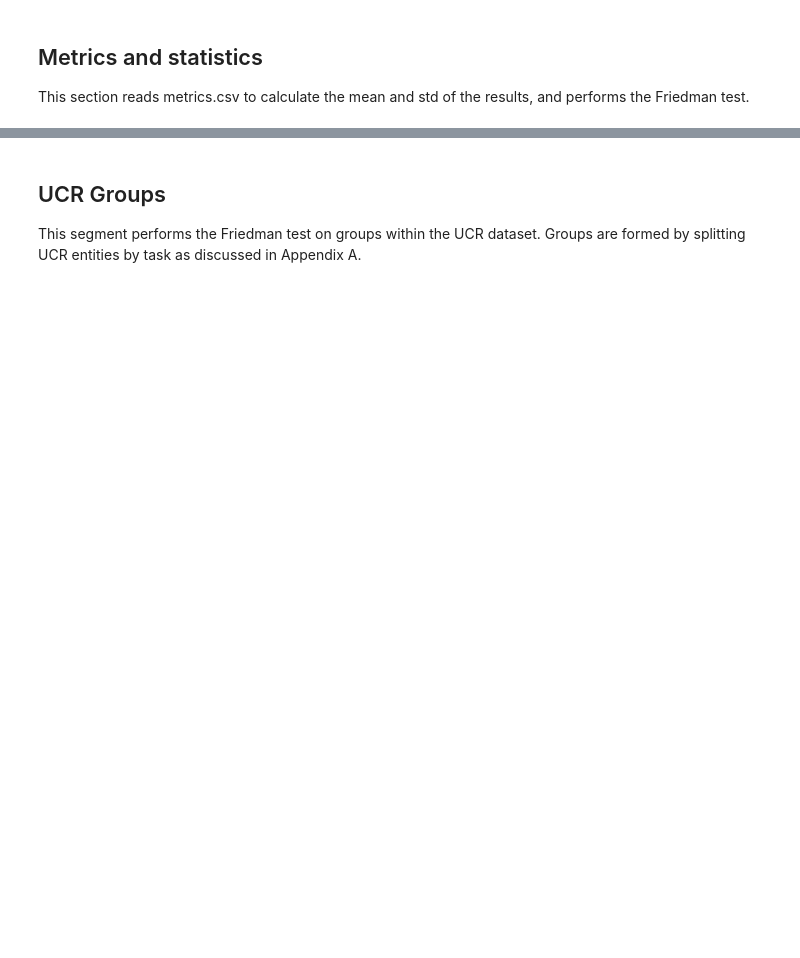
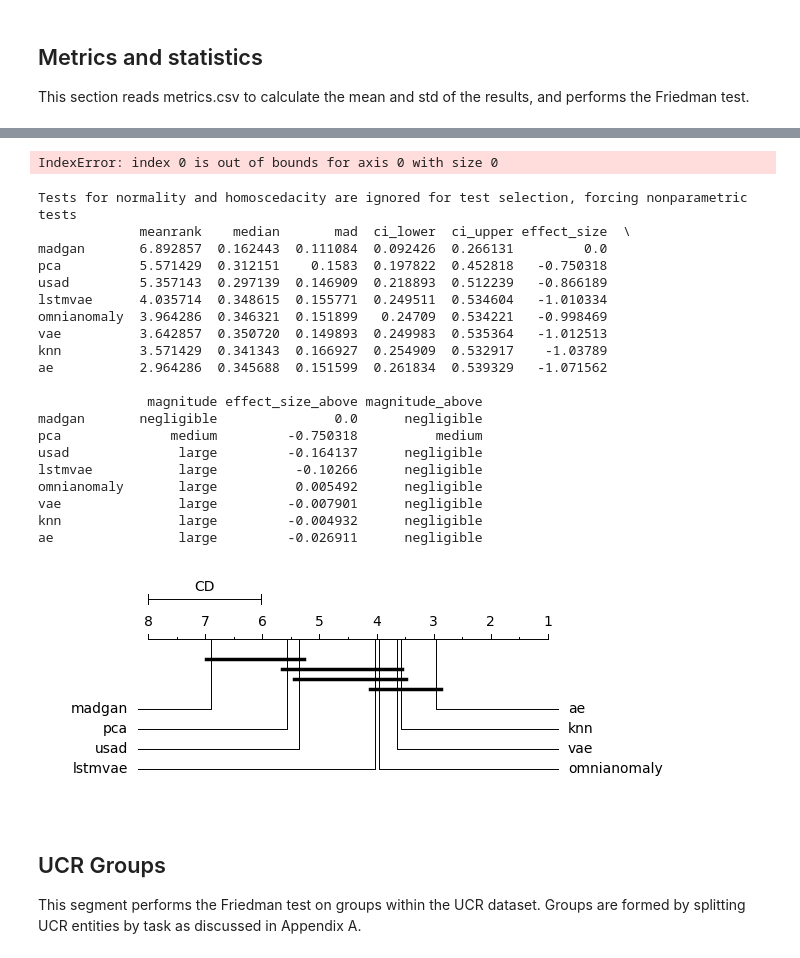
Before and after one commit to xun468/AdMeCh-TSAD, a Jupyter notebook: AdMeChTSAD.ipynb, the cells around one changed output, grey strips where cells are left out. Saved outputs shown, nothing was run; the diff lists cells and outputs as text; code cells hidden in the pictures; blank space fills up the shorter version.

```diff
--- a/AdMeChTSAD.ipynb
+++ b/AdMeChTSAD.ipynb
@@ -44,6 +49,13 @@ model_zoo = {
     'pca': pca_experiment,
     'knn' : knn_experiment,
 }
+
+from utils.utils import ROC, PRC
+#Evaluation metrics to use. Metrics functions should take two lists as input: y_test, y_pred
+evaluation_metrics = {
+    'auc-roc' : ROC,
+    'auc-prc' : PRC,
+}
 # %% [markdown]
 ## Single entity
 This section evaluates a single entity. Results are saved to metrics.csv within the experiment folder.
@@ -135,13 +517,13 @@ This section reads metrics.csv to calculate the mean and std of the results, and
 # %%
 import pandas as pd
 # Viewing Results and Statistics
-results_df = pd.read_csv(experiment_dir + "/metrics.csv")
+results_df = pd.read_csv(args['experiment_dir'] + "/metrics.csv")
 models = results_df["model"].unique()
 entities = results_df["entity"].unique()
 
 print("Counts")
-print(results_df.groupby("model", as_index=False).count())
+print(results_df.groupby(["model", "metric"], as_index=False).count())
 
 print("Stats")
-print(results_df.groupby("model", as_index=False).agg(mean_score=('score', 'mean'),
+print(results_df.groupby(["model", "metric"], as_index=False).agg(mean_score=('score', 'mean'),
                                                        std_score=('score', 'std')))
@@ -149,19 +549,64 @@ print(results_df.groupby("model", as_index=False).agg(mean_score=('score', 'mean
 from autorank import autorank, plot_stats, create_report, latex_table
 import matplotlib.pyplot as plt
 
+metric = "auc-roc"
 # Friedman Test
 ranking_dict = {}
 for m in models:
     score_list = []
     for e in entities:
-        score_list.append(results_df[(results_df["model"] == m) & (results_df["entity"] == e)]["score"].values[0])
+        score_list.append(results_df[(results_df["model"] == m) & (results_df["entity"] == e) & (results_df['metric'] == metric)]["score"].values[0])
     ranking_dict[m] = score_list
 
 ranking_df = pd.DataFrame(ranking_dict)
 rank_result = autorank(ranking_df, alpha=0.05, verbose=False, force_mode="nonparametric")
 
-plot_stats(rank_result, allow_insignificant = True)
+plot_stats(rank_result, allow_insignificant = False)
+plt.savefig(args['experiment_dir'] +  "/" + experiment_name + "-" + metric + ".svg", dpi=400)
 plt.show()
+# %% [output]
+IndexError: index 0 is out of bounds for axis 0 with size 0
+# %%
+from autorank import autorank, plot_stats, create_report, latex_table
+import matplotlib.pyplot as plt
+
+metric = "auc-prc"
+# Friedman Test
+ranking_dict = {}
+for m in models:
+    score_list = []
+    for e in entities:
+        score_list.append(results_df[(results_df["model"] == m) & (results_df["entity"] == e) & (results_df['metric'] == metric)]["score"].values[0])
+    ranking_dict[m] = score_list
+
+ranking_df = pd.DataFrame(ranking_dict)
+rank_result = autorank(ranking_df, alpha=0.05, verbose=False, force_mode="nonparametric")
+
+plot_stats(rank_result, allow_insignificant = False)
+plt.savefig(args['experiment_dir'] +  "/" + experiment_name + "-" + metric + ".svg", dpi=400)
+plt.show()
+# %% [output]
+Tests for normality and homoscedacity are ignored for test selection, forcing nonparametric tests
+             meanrank    median       mad  ci_lower  ci_upper effect_size  \
+madgan       6.892857  0.162443  0.111084  0.092426  0.266131         0.0
+pca          5.571429  0.312151    0.1583  0.197822  0.452818   -0.750318
+usad         5.357143  0.297139  0.146909  0.218893  0.512239   -0.866189
+lstmvae      4.035714  0.348615  0.155771  0.249511  0.534604   -1.010334
+omnianomaly  3.964286  0.346321  0.151899   0.24709  0.534221   -0.998469
+vae          3.642857  0.350720  0.149893  0.249983  0.535364   -1.012513
+knn          3.571429  0.341343  0.166927  0.254909  0.532917    -1.03789
+ae           2.964286  0.345688  0.151599  0.261834  0.539329   -1.071562
+
+              magnitude effect_size_above magnitude_above
+madgan       negligible               0.0      negligible
+pca              medium         -0.750318          medium
+usad              large         -0.164137      negligible
+lstmvae           large          -0.10266      negligible
+omnianomaly       large          0.005492      negligible
+vae               large         -0.007901      negligible
+knn               large         -0.004932      negligible
+ae                large         -0.026911      negligible
+[figure, added]
 # %% [markdown]
 ## UCR Groups
 This segment performs the Friedman test on groups within the UCR dataset. Groups are formed by splitting UCR entities by task as discussed in Appendix A.
```
Also changed, not shown: parts of 10 cells of this notebook, 11 other files.
